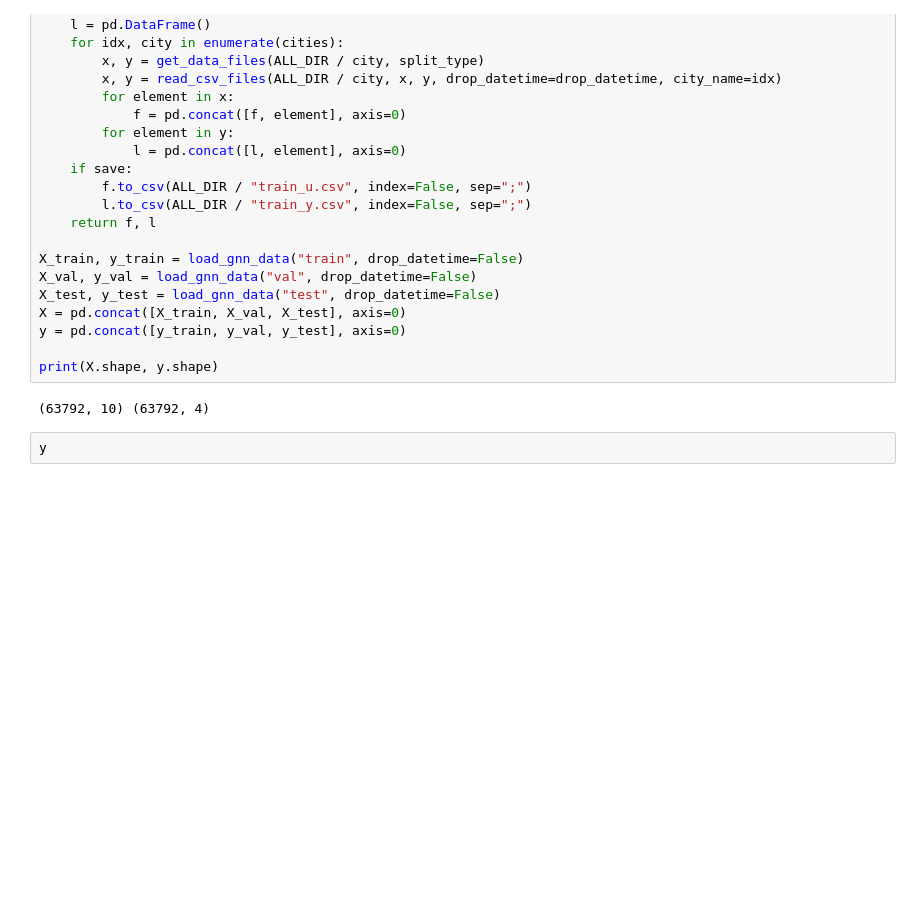
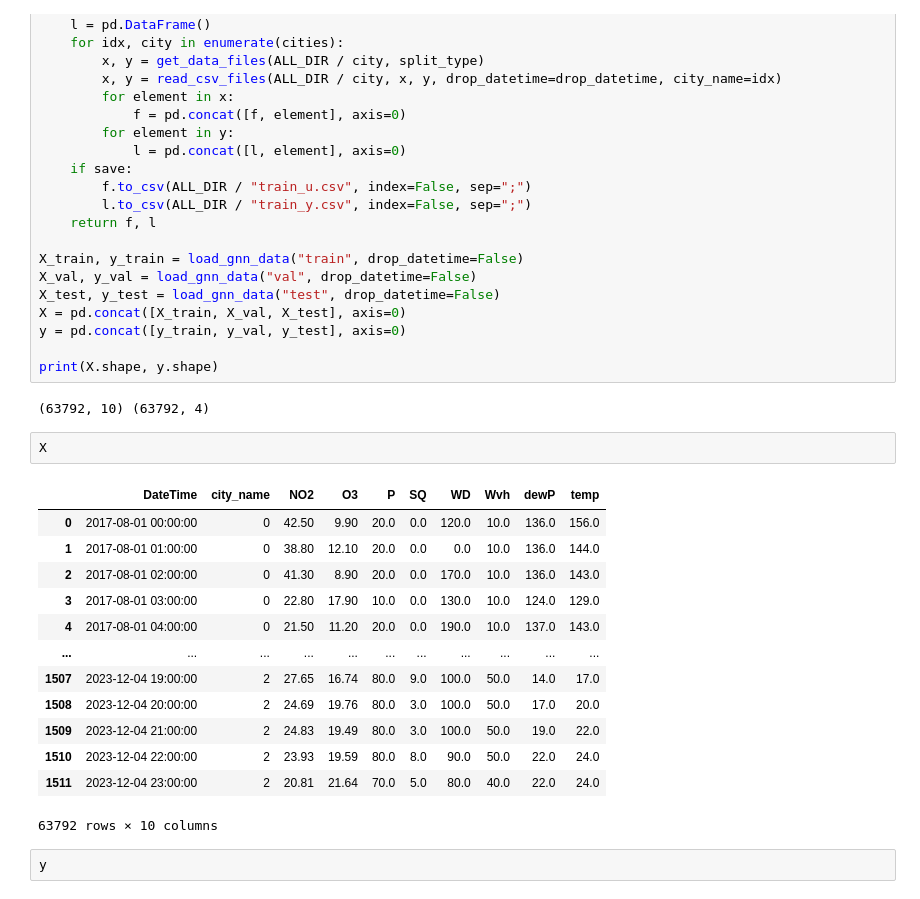
Before and after one commit to nickash2/forecasting_smog_DL_GNN, a Jupyter notebook: src/temporal_gnn.ipynb, the cells around one changed output. Cells and saved outputs as stored; diff of their text form; blank space fills up the shorter version.

```diff
--- a/src/temporal_gnn.ipynb
+++ b/src/temporal_gnn.ipynb
@@ -154,6 +154,22 @@ y = pd.concat([y_train, y_val, y_test], axis=0)
 print(X.shape, y.shape)
 # %% [output]
 (63792, 10) (63792, 4)
+# %%
+X
+# %% [output]
+|  | DateTime | city_name | NO2 | O3 | P | SQ | WD | Wvh | dewP | temp |
+| 0 | 2017-08-01 00:00:00 | 0 | 42.50 | 9.90 | 20.0 | 0.0 | 120.0 | 10.0 | 136.0 | 156.0 |
+| 1 | 2017-08-01 01:00:00 | 0 | 38.80 | 12.10 | 20.0 | 0.0 | 0.0 | 10.0 | 136.0 | 144.0 |
+| 2 | 2017-08-01 02:00:00 | 0 | 41.30 | 8.90 | 20.0 | 0.0 | 170.0 | 10.0 | 136.0 | 143.0 |
+| 3 | 2017-08-01 03:00:00 | 0 | 22.80 | 17.90 | 10.0 | 0.0 | 130.0 | 10.0 | 124.0 | 129.0 |
+| 4 | 2017-08-01 04:00:00 | 0 | 21.50 | 11.20 | 20.0 | 0.0 | 190.0 | 10.0 | 137.0 | 143.0 |
+| ... | ... | ... | ... | ... | ... | ... | ... | ... | ... | ... |
+| 1507 | 2023-12-04 19:00:00 | 2 | 27.65 | 16.74 | 80.0 | 9.0 | 100.0 | 50.0 | 14.0 | 17.0 |
+| 1508 | 2023-12-04 20:00:00 | 2 | 24.69 | 19.76 | 80.0 | 3.0 | 100.0 | 50.0 | 17.0 | 20.0 |
+| 1509 | 2023-12-04 21:00:00 | 2 | 24.83 | 19.49 | 80.0 | 3.0 | 100.0 | 50.0 | 19.0 | 22.0 |
+| 1510 | 2023-12-04 22:00:00 | 2 | 23.93 | 19.59 | 80.0 | 8.0 | 90.0 | 50.0 | 22.0 | 24.0 |
+| 1511 | 2023-12-04 23:00:00 | 2 | 20.81 | 21.64 | 70.0 | 5.0 | 80.0 | 40.0 | 22.0 | 24.0 |
+63792 rows × 10 columns
 # %%
 y
 # %% [output]
```
Also changed, not shown: parts of 11 cells of this notebook, 1 other file.
